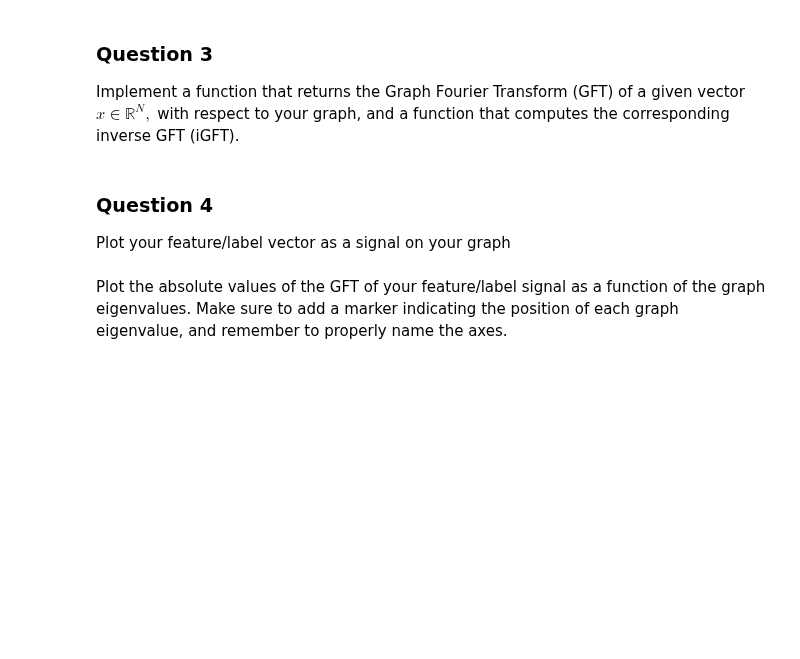
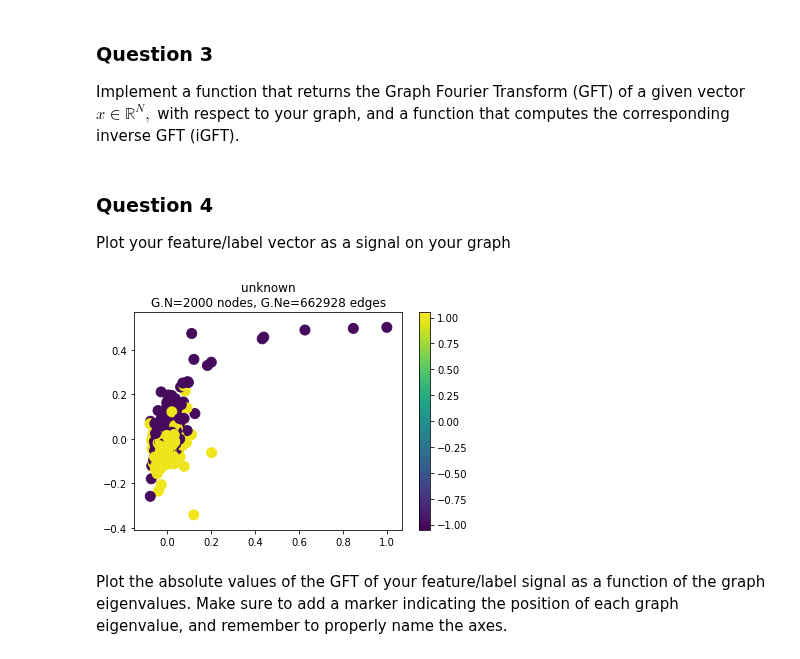
Before and after one commit to senakicir/ntds_project, a Jupyter notebook: 4_graph_signal_processing.ipynb, the cells around one changed output. Drawn from its saved outputs; the diff is of its cells as text; code cells hidden in the pictures; blank space fills up the shorter version.

```diff
--- a/4_graph_signal_processing.ipynb
+++ b/4_graph_signal_processing.ipynb
@@ -169,6 +212,9 @@ def iGFT(x):
 Plot your feature/label vector as a signal on your graph
 # %%
 # Your code here.
+graph.plot_signal(labels)
+# %% [output]
+[figure, added]
 # %% [markdown]
 Plot the absolute values of the GFT of your feature/label signal as a function of the graph eigenvalues. Make sure to add a marker indicating the position of each graph eigenvalue, and remember to properly name the axes.
 # %%
```
Also changed, not shown: parts of 7 cells of this notebook.
